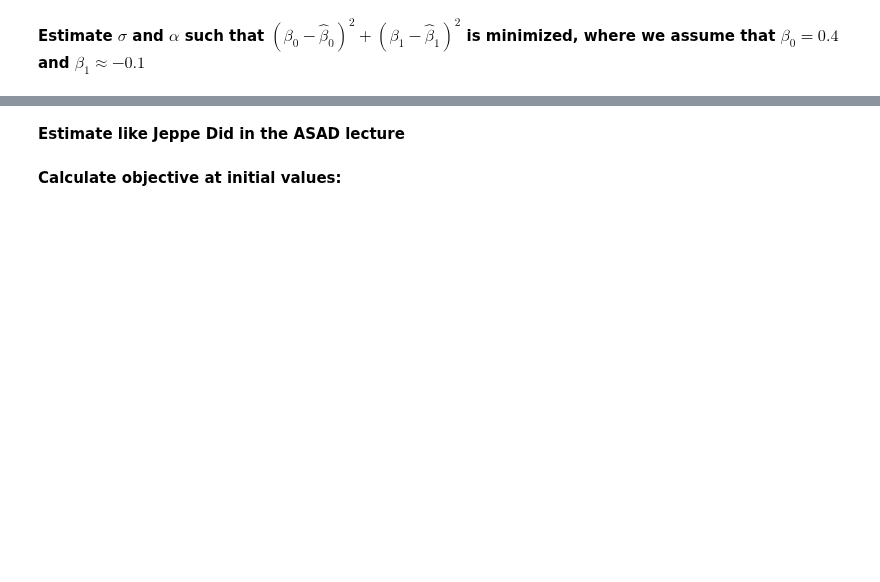
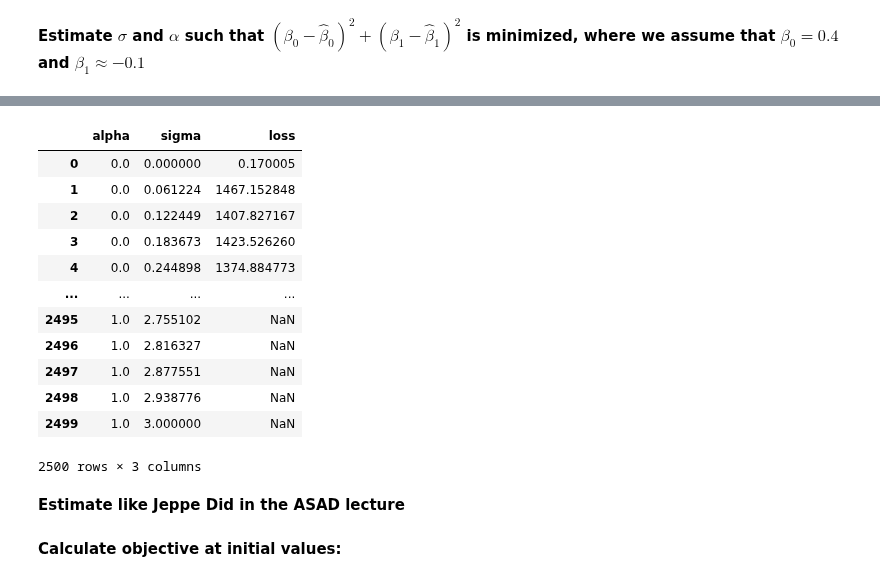
Before and after one commit to NumEconCopenhagen/projects-2023-scb, a Jupyter notebook: inauguralproject/Q3.ipynb, the cells around one changed output, grey strips where cells are left out. Saved outputs shown, nothing was run; the diff lists cells and outputs as text; code cells hidden in the pictures; blank space fills up the shorter version.

Commit message:
super model

```diff
--- a/inauguralproject/Q3.ipynb
+++ b/inauguralproject/Q3.ipynb
@@ -142,5 +202,10 @@ print(model.solve())
 
 $\log \frac{H_F}{H_M} = \beta_0 + \beta_1 \log \frac{w_F}{w_M} $
 # %%
+model = HouseholdSpecializationModelClass()
+model.solve_wF_vec()
+
+print(model)
 model.run_regression()
+
 print(f'beta0 = {model.sol.beta0:.3} and beta_1 = {model.sol.beta1:.3}')
@@ -158,6 +230,11 @@ winners['alpha'] = []
 winners['sigma'] = []
 winners['loss'] = []
 
+all = {}
+all['alpha'] = []
+all['sigma'] = []
+all['loss'] = []
+
 for model.par.alpha in tqdm(np.linspace(0,1, 50)):
     for model.par.sigma in np.linspace(0, 3, 50):
             sol = model.solve_wF_vec()
@@ -166,7 +243,13 @@ for model.par.alpha in tqdm(np.linspace(0,1, 50)):
             beta1hat = model.sol.beta1
             #print(f'beta0 = {model.sol.beta0:.3} and beta_1 = {model.sol.beta1:.3}')
             loss = lossfunction(beta0hat, beta1hat)
+            all['alpha'].append(model.par.alpha)
+            all['sigma'].append(model.par.sigma)
+            all['loss'].append(loss)
             if -0.4 <= loss <= 0.4:
                  winners['alpha'].append(model.par.alpha)
                  winners['sigma'].append(model.par.sigma)
                  winners['loss'].append(loss)
+
+model.par.alpha = 0.5
+model.par.sigma = 1
@@ -175,0 +280,18 @@ winner_df.sort_values(by='loss')
+# %%
+all = pd.DataFrame(all)
+# %%
+all
+# %% [output]
+|  | alpha | sigma | loss |
+| 0 | 0.0 | 0.000000 | 0.170005 |
+| 1 | 0.0 | 0.061224 | 1467.152848 |
+| 2 | 0.0 | 0.122449 | 1407.827167 |
+| 3 | 0.0 | 0.183673 | 1423.526260 |
+| 4 | 0.0 | 0.244898 | 1374.884773 |
+| ... | ... | ... | ... |
+| 2495 | 1.0 | 2.755102 | NaN |
+| 2496 | 1.0 | 2.816327 | NaN |
+| 2497 | 1.0 | 2.877551 | NaN |
+| 2498 | 1.0 | 2.938776 | NaN |
+| 2499 | 1.0 | 3.000000 | NaN |
+2500 rows × 3 columns
```
Also changed, not shown: parts of 28 cells of this notebook, 1 other file.
